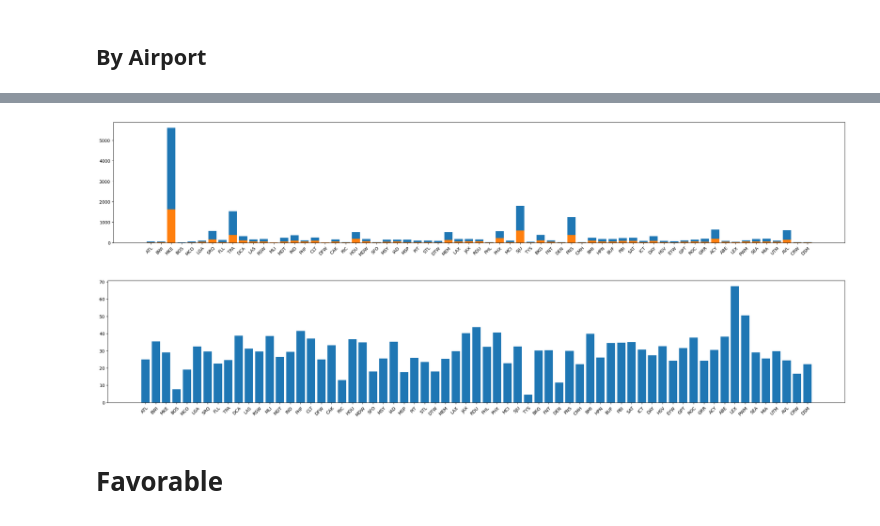
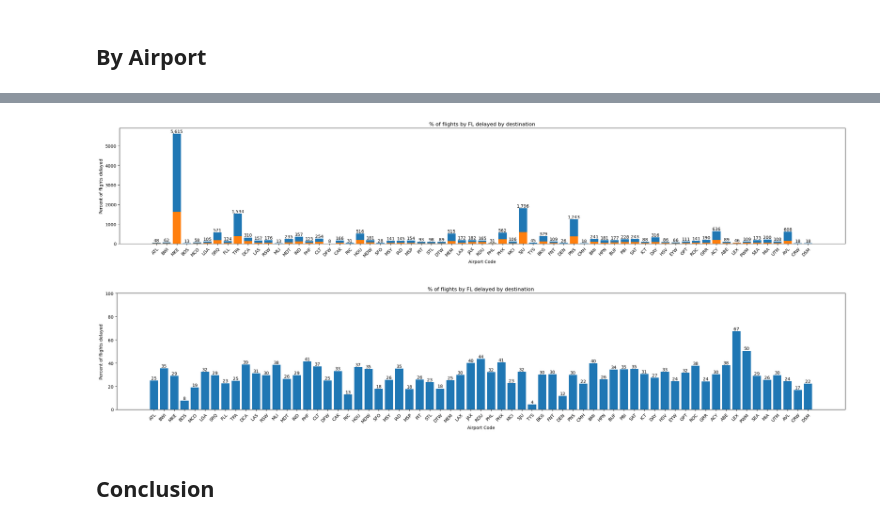
Before and after one commit to ltcolscotty/AirlinesProject, a Jupyter notebook: AirlineAnalysis.ipynb, the cells around one changed output, grey strips where cells are left out. Drawn from its saved outputs; the diff is of its cells as text; code cells hidden in the pictures.

```diff
--- a/AirlineAnalysis.ipynb
+++ b/AirlineAnalysis.ipynb
@@ -188,22 +202,36 @@ plt.show()
 # %%
 y_result6A = y_result4.groupby(['AirportTo'])['Delay'].sum()
 y_result6B = y_result4.groupby(['AirportTo'])['Delay'].count()
 y_result6C = y_result6A.div(y_result6B).multiply(100)
 
-plt.figure(figsize=(30,5))
-plt.bar(airport_list_To, y_result6B)
-plt.bar(airport_list_To, y_result6A)
-plt.xticks(airport_list_To, rotation='vertical')
+fig, ax = plt.subplots()
+
+ax.set(ylabel='Percent of flights delayed', xlabel='Airport Code' , title='% of flights by FL delayed by destination')
+
+barcontainer_6B = ax.bar(airport_list_To, y_result6B)
+ax.bar(airport_list_To, y_result6A)
+plt.xticks(airport_list_To, rotation=45, horizontalalignment='right', verticalalignment='top', rotation_mode='anchor')
+
+ax.bar_label(barcontainer_6B, fmt='{:,.0f}')
+
+fig.set_figwidth(30)
 
 plt.show()
 # %% [output]
-[figure, old version]
+[figure, new version]
 # %%
-plt.figure(figsize=(30,5))
-plt.bar(airport_list_To, y_result6C)
+fig, ax = plt.subplots()
+
+barcontainer_6C = ax.bar(airport_list_To, y_result6C)
+
 plt.xticks(airport_list_To, rotation=45, horizontalalignment='right', verticalalignment='top', rotation_mode='anchor')
+ax.bar_label(barcontainer_6C, fmt='{:,.0f}')
+ax.set(ylabel='Percent of flights delayed', xlabel='Airport Code' , title='% of flights by FL delayed by destination', ylim=(0, 100))
+
+fig.set_figwidth(30)
+
 plt.show()
 # %% [output]
-[figure, old version]
+[figure, new version]
 # %% [markdown]
-# Favorable
+## Conclusion
```
Also changed, not shown: parts of 7 cells of this notebook.
